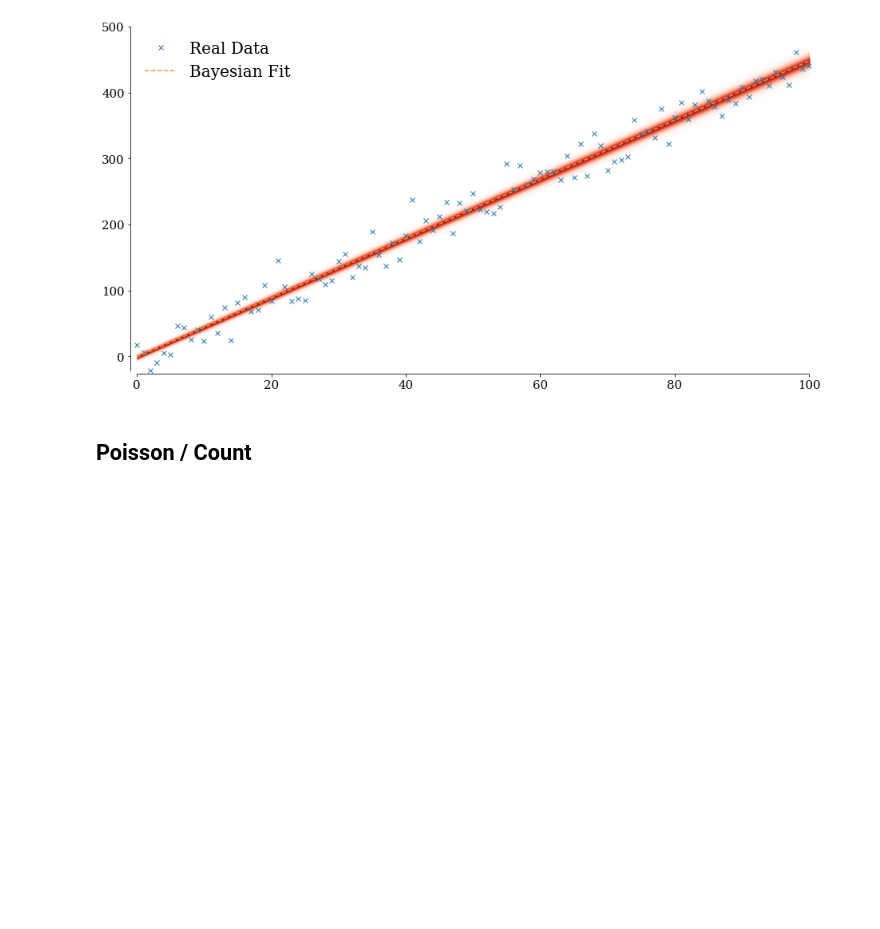
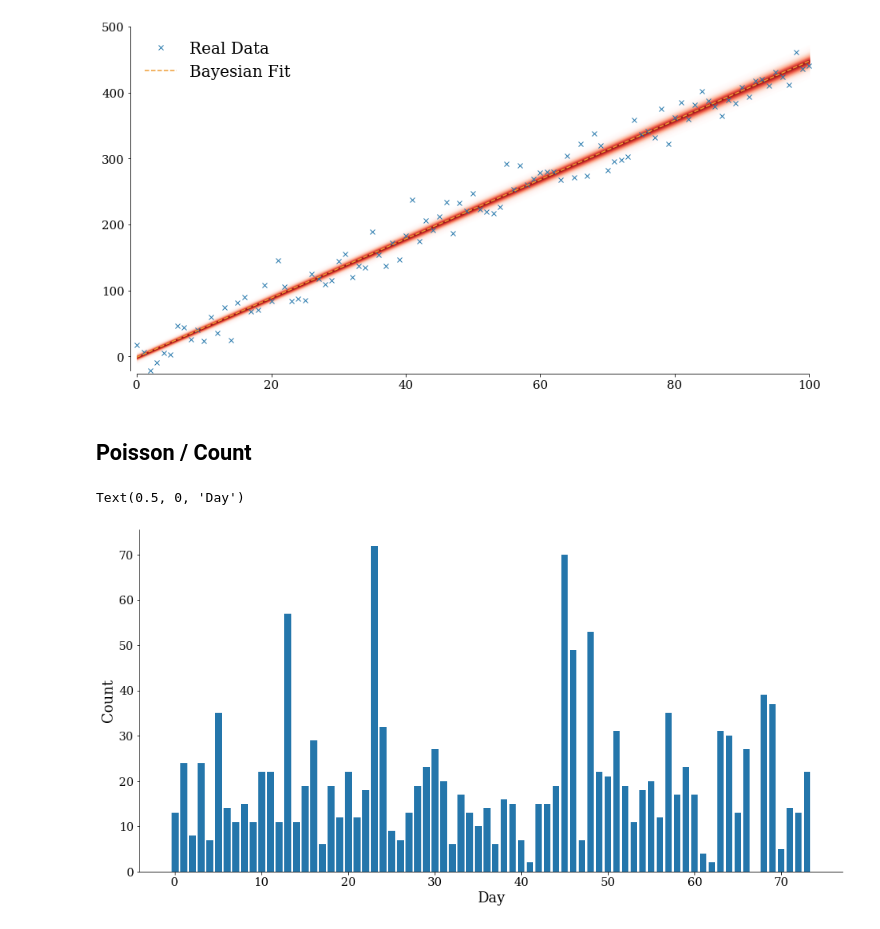
Before and after one commit to joeycrossy/personal_projects, a Jupyter notebook: Bayesian_Inference/Bayesian_Examples.ipynb, the cells around one changed output. Cells and saved outputs as stored; diff of their text form; code cells hidden in the pictures; blank space fills up the shorter version.

```diff
--- a/Bayesian_Inference/Bayesian_Examples.ipynb
+++ b/Bayesian_Inference/Bayesian_Examples.ipynb
@@ -145,0 +150,13 @@ plt.show()
+# %%
+data_folder = "./Data"
+data_name = 'text_data.csv'
+# %%
+df_text = pd.read_csv(os.path.join(data_folder, data_name), header=None, names=['Count'])
+# %%
+fig, ax = plt.subplots(figsize = (16,8))
+ax.bar(df_text.index,height=df_text['Count'])
+ax.set_ylabel("Count")
+ax.set_xlabel("Day")
+# %% [output]
+Text(0.5, 0, 'Day')
+[figure, added]
```
Also changed, not shown: parts of 45 cells of this notebook, 2 other files.
